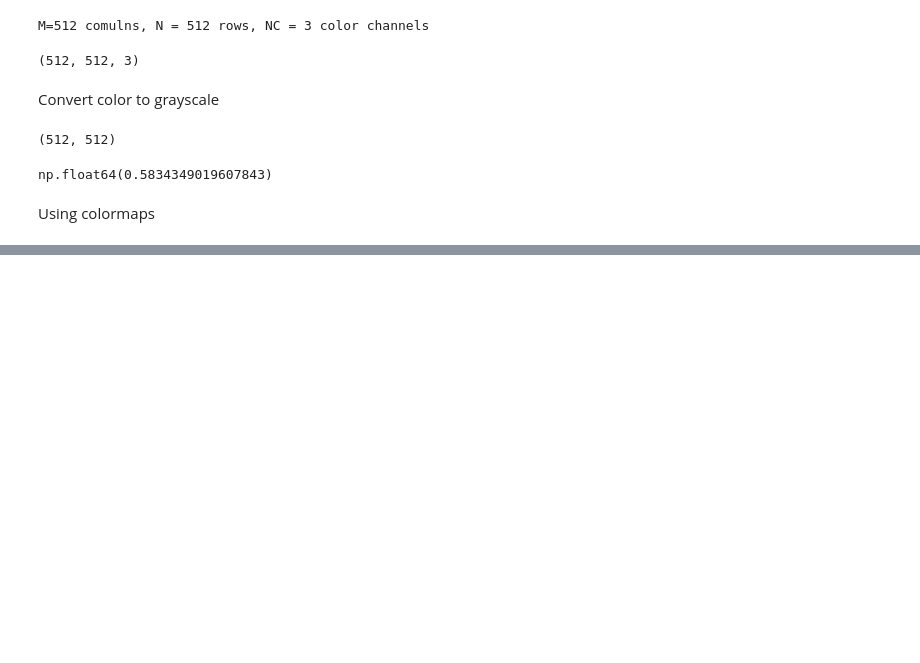
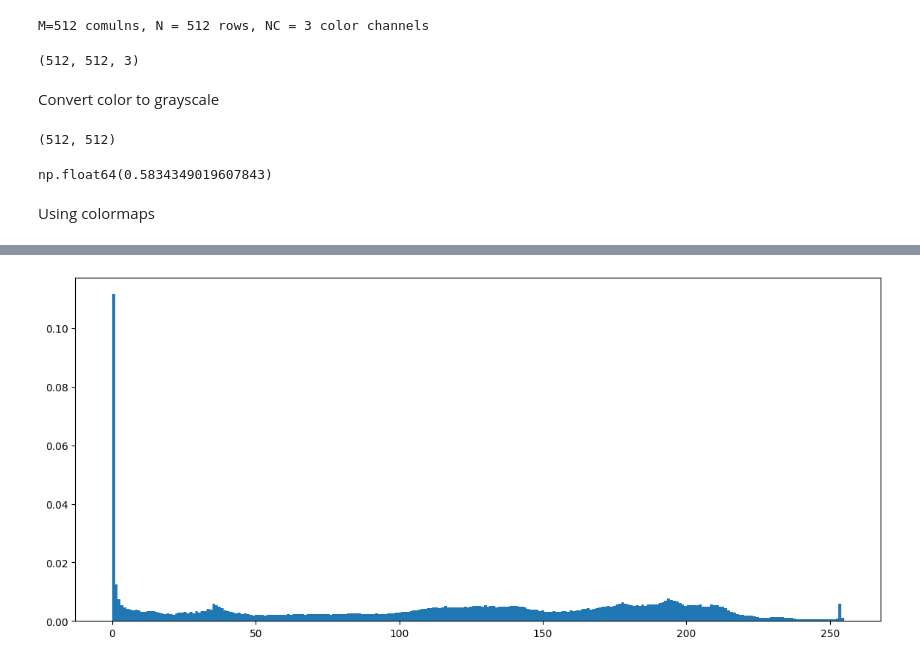
Before and after one commit to Artenida/computer_vision_lessons, a Jupyter notebook: Basic_Image_Operations.ipynb, the cells around one changed output, grey strips where cells are left out. Saved outputs shown, nothing was run; the diff lists cells and outputs as text; code cells hidden in the pictures; blank space fills up the shorter version.

```diff
--- a/Basic_Image_Operations.ipynb
+++ b/Basic_Image_Operations.ipynb
@@ -76,0 +130,6 @@ Using colormaps
+# %%
+fig = plt.figure(figsize=(14,6))
+plt.hist(v, bins = 256, density=True) #density = True, shows the probability density
+plt.show()
+# %% [output]
+[figure, added]
```
Also changed, not shown: parts of 15 cells of this notebook.
